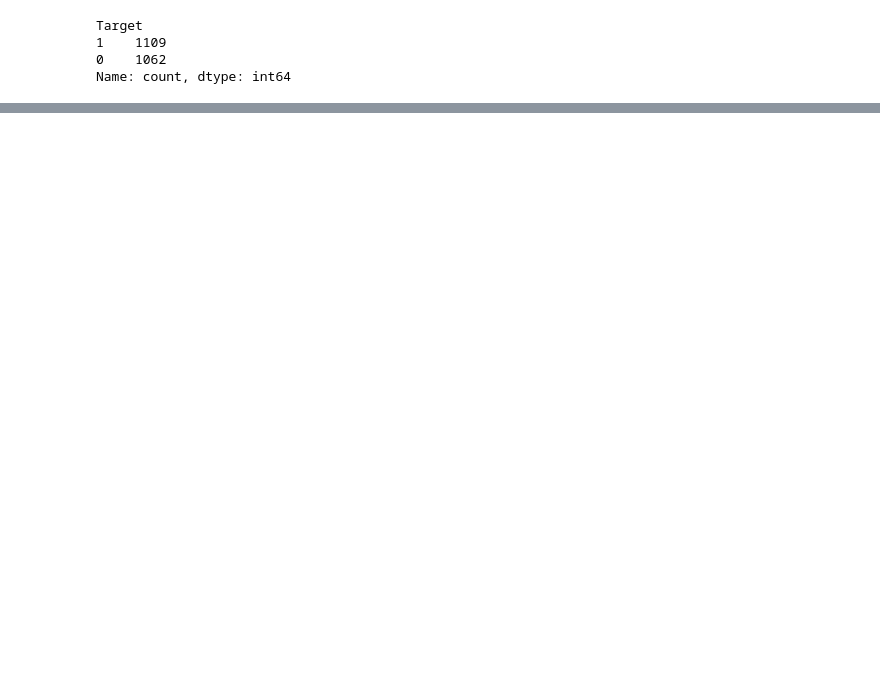
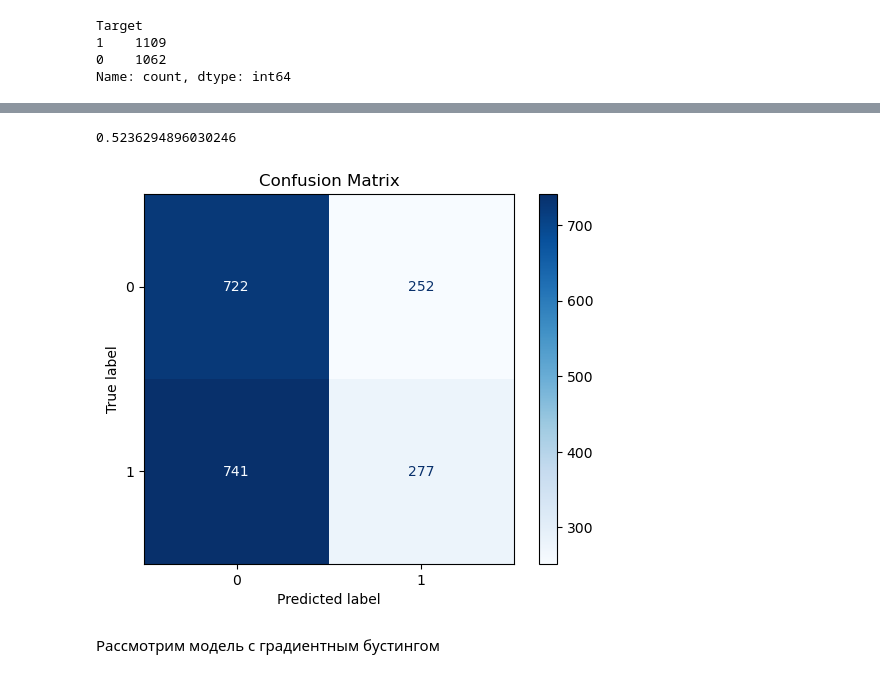
Before and after one commit to gorshockk/Bitcoin-price-prediction, a Jupyter notebook: model/pet_project.ipynb, the cells around one changed output, grey strips where cells are left out. Drawn from its saved outputs; the diff is of its cells as text; code cells hidden in the pictures; blank space fills up the shorter version.

```diff
--- a/model/pet_project.ipynb
+++ b/model/pet_project.ipynb
@@ -501,0 +546,2 @@ This change repos
+# %%
+search.fit(X_train,y_train)
@@ -501,0 +556,6 @@ This change repos
+# %%
+ran_for=RandomForestClassifier( min_samples_split=20,
+    n_estimators=110,
+    random_state=42)
+# %%
+ran_for.fit(X_train,y_train)
@@ -501,0 +583,3 @@ This change repos
+# %%
+new_res=back_test(ran_for,new_forest)
+new_res
@@ -501,0 +625,10 @@ This change repos
+# %%
+precision_score(new_res["Target"],new_res["Predictions"])
+# %% [output]
+0.5236294896030246
+# %%
+print_confusion_matrix(new_res["Target"],new_res["Predictions"])
+# %% [output]
+[figure, added]
+# %% [markdown]
+Рассмотрим модель с градиентным бустингом
```
Also changed, not shown: parts of 54 cells of this notebook.
